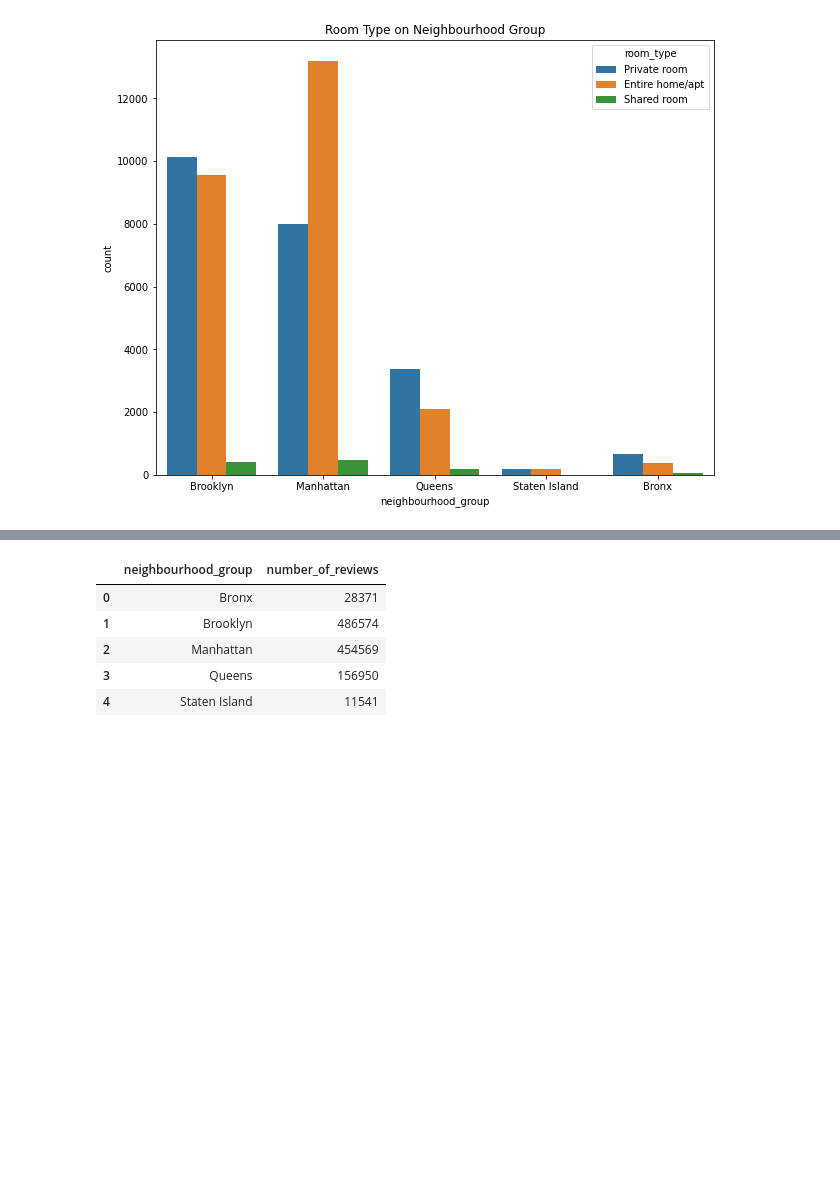
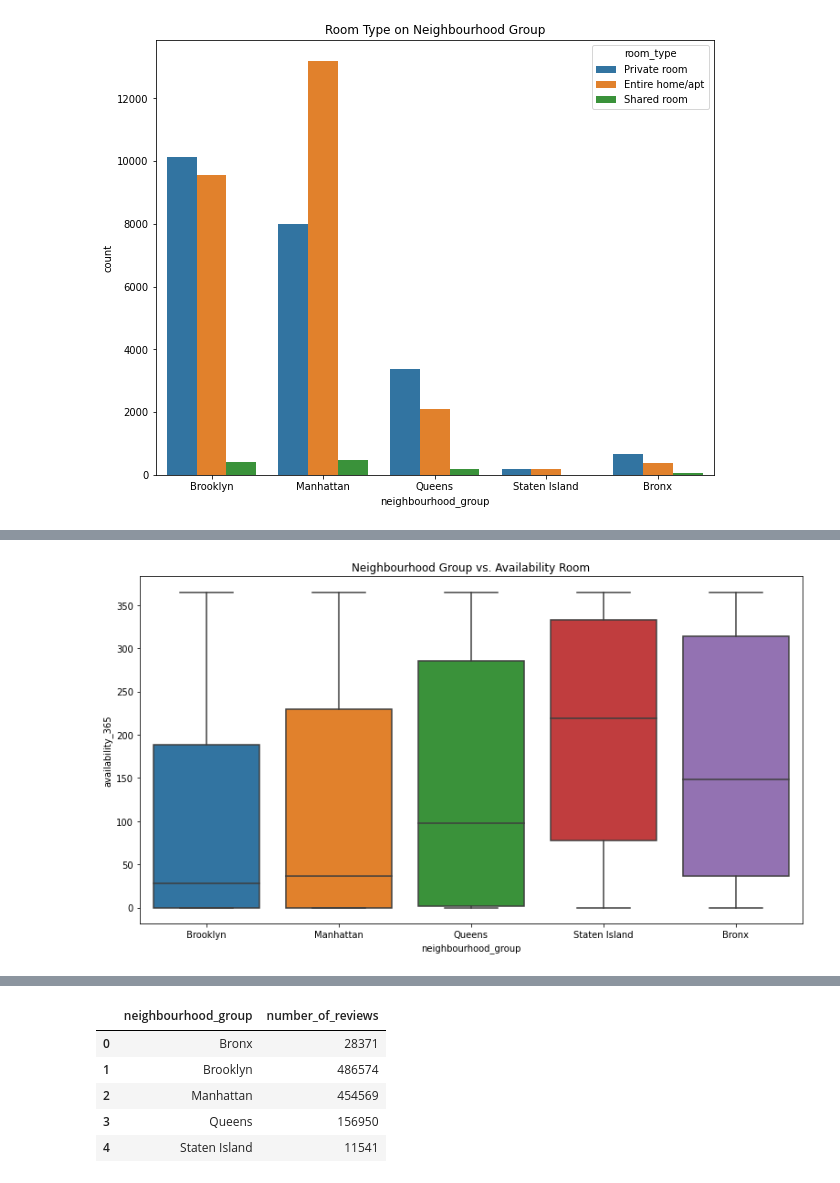
Before and after one commit to Navjotkhatri/Airbnb-Bookings-Analysis, a Jupyter notebook: EDA_Airbnb_Bookings_Analysis_Capstone_Project.ipynb, the cells around one changed output, grey strips where cells are left out. Saved outputs shown, nothing was run; the diff lists cells and outputs as text; code cells hidden in the pictures; blank space fills up the shorter version.

```diff
--- a/EDA_Airbnb_Bookings_Analysis_Capstone_Project.ipynb
+++ b/EDA_Airbnb_Bookings_Analysis_Capstone_Project.ipynb
@@ -214,0 +226,8 @@ plt.show()
+# %%
+
+plt.figure(figsize=(13,7))
+plt.title("Neighbourhood Group vs. Availability Room")
+sns.boxplot(data=bnb, x='neighbourhood_group',y='availability_365')
+plt.show()
+# %% [output]
+[figure, added]
```
Also changed, not shown: parts of 16 cells of this notebook.
